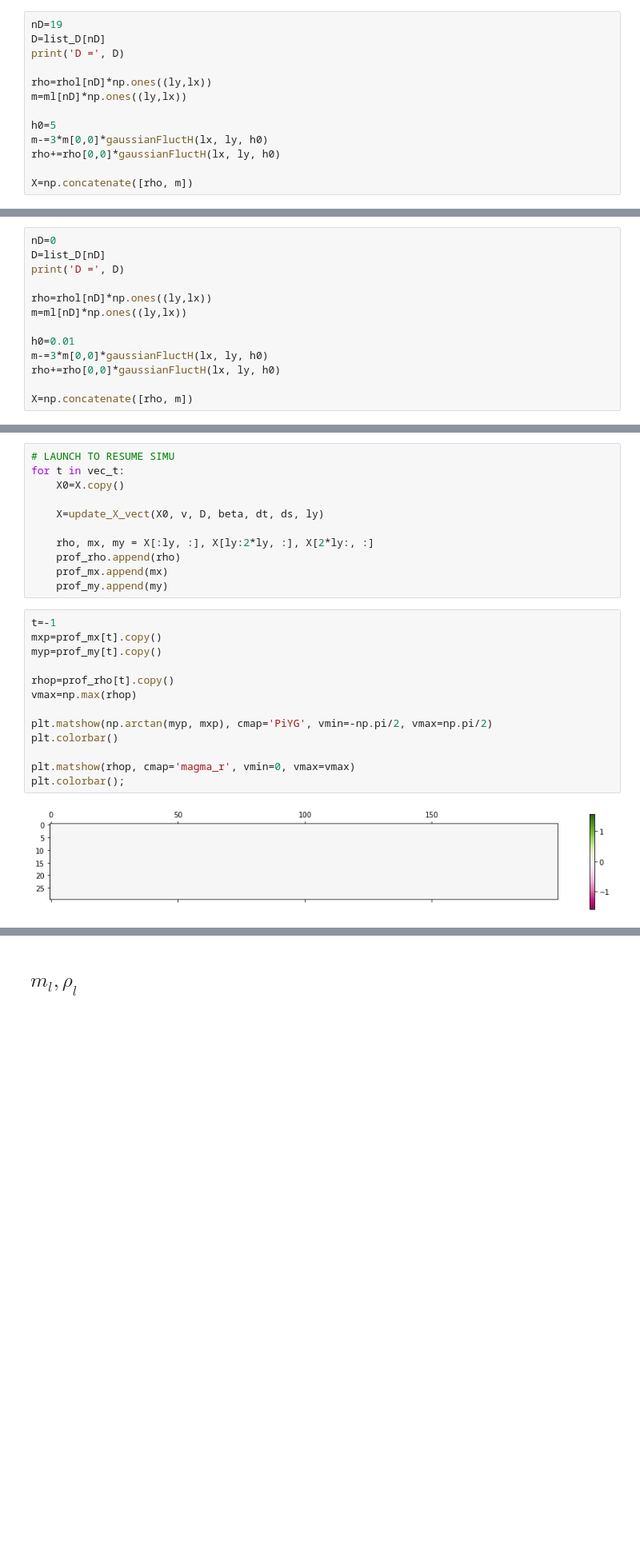
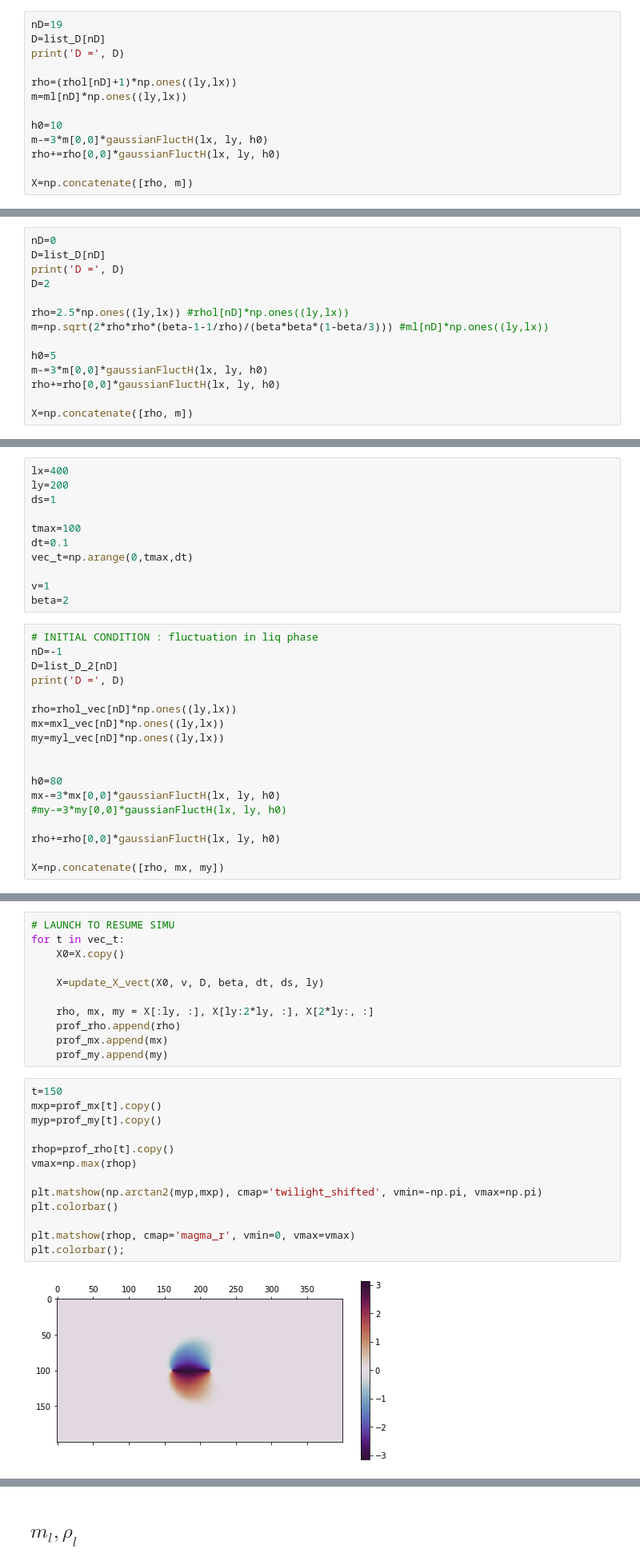
Before and after one commit to BrieucB/AI2d, a Jupyter notebook: AI2D_hydro/PDE_liq_destab_2d.ipynb, the cells around one changed output, grey strips where cells are left out. Shown: that part at 80% size. Cells and saved outputs as stored; diff of their text form; blank space fills up the shorter version.

```diff
--- a/AI2D_hydro/PDE_liq_destab_2d.ipynb
+++ b/AI2D_hydro/PDE_liq_destab_2d.ipynb
@@ -126,10 +126,10 @@ nD=19
 D=list_D[nD]
 print('D =', D)
 
-rho=rhol[nD]*np.ones((ly,lx))
+rho=(rhol[nD]+1)*np.ones((ly,lx))
 m=ml[nD]*np.ones((ly,lx))
 
-h0=5
+h0=10
 m-=3*m[0,0]*gaussianFluctH(lx, ly, h0)
 rho+=rho[0,0]*gaussianFluctH(lx, ly, h0)
 
@@ -223,11 +219,12 @@ beta=2
 nD=0
 D=list_D[nD]
 print('D =', D)
+D=2
 
-rho=rhol[nD]*np.ones((ly,lx))
-m=ml[nD]*np.ones((ly,lx))
+rho=2.5*np.ones((ly,lx)) #rhol[nD]*np.ones((ly,lx))
+m=np.sqrt(2*rho*rho*(beta-1-1/rho)/(beta*beta*(1-beta/3))) #ml[nD]*np.ones((ly,lx))
 
-h0=0.01
+h0=5
 m-=3*m[0,0]*gaussianFluctH(lx, ly, h0)
 rho+=rho[0,0]*gaussianFluctH(lx, ly, h0)
 
@@ -417,3 +399,32 @@ r0=1.
 rhof[:, :]+=r0*np.exp(-((np.arange(lx)-(lx/2))/50)**2)
 mxf[:, :]=np.sqrt(2*rhof*rhof*(beta-1-1/rhof)/(beta*beta*(1-beta/3)))
 X=np.concatenate([rhof, mxf, myf])
+# %%
+lx=400
+ly=200
+ds=1
+
+tmax=100
+dt=0.1
+vec_t=np.arange(0,tmax,dt)
+
+v=1
+beta=2
+# %%
+# INITIAL CONDITION : fluctuation in liq phase
+nD=-1
+D=list_D_2[nD]
+print('D =', D)
+
+rho=rhol_vec[nD]*np.ones((ly,lx))
+mx=mxl_vec[nD]*np.ones((ly,lx))
+my=myl_vec[nD]*np.ones((ly,lx))
+
+
+h0=80
+mx-=3*mx[0,0]*gaussianFluctH(lx, ly, h0)
+#my-=3*my[0,0]*gaussianFluctH(lx, ly, h0)
+
+rho+=rho[0,0]*gaussianFluctH(lx, ly, h0)
+
+X=np.concatenate([rho, mx, my])
@@ -449,17 +462,17 @@ for t in vec_t:
     prof_mx.append(mx)
     prof_my.append(my)
 # %%
-t=-1
+t=150
 mxp=prof_mx[t].copy()
 myp=prof_my[t].copy()
 
 rhop=prof_rho[t].copy()
 vmax=np.max(rhop)
 
-plt.matshow(np.arctan(myp, mxp), cmap='PiYG', vmin=-np.pi/2, vmax=np.pi/2)
+plt.matshow(np.arctan2(myp,mxp), cmap='twilight_shifted', vmin=-np.pi, vmax=np.pi)
 plt.colorbar()
 
 plt.matshow(rhop, cmap='magma_r', vmin=0, vmax=vmax)
 plt.colorbar();
 # %% [output]
-[figure, old version]
+[figure, new version]
```
Also changed, not shown: parts of 21 cells of this notebook, 29 other files.
